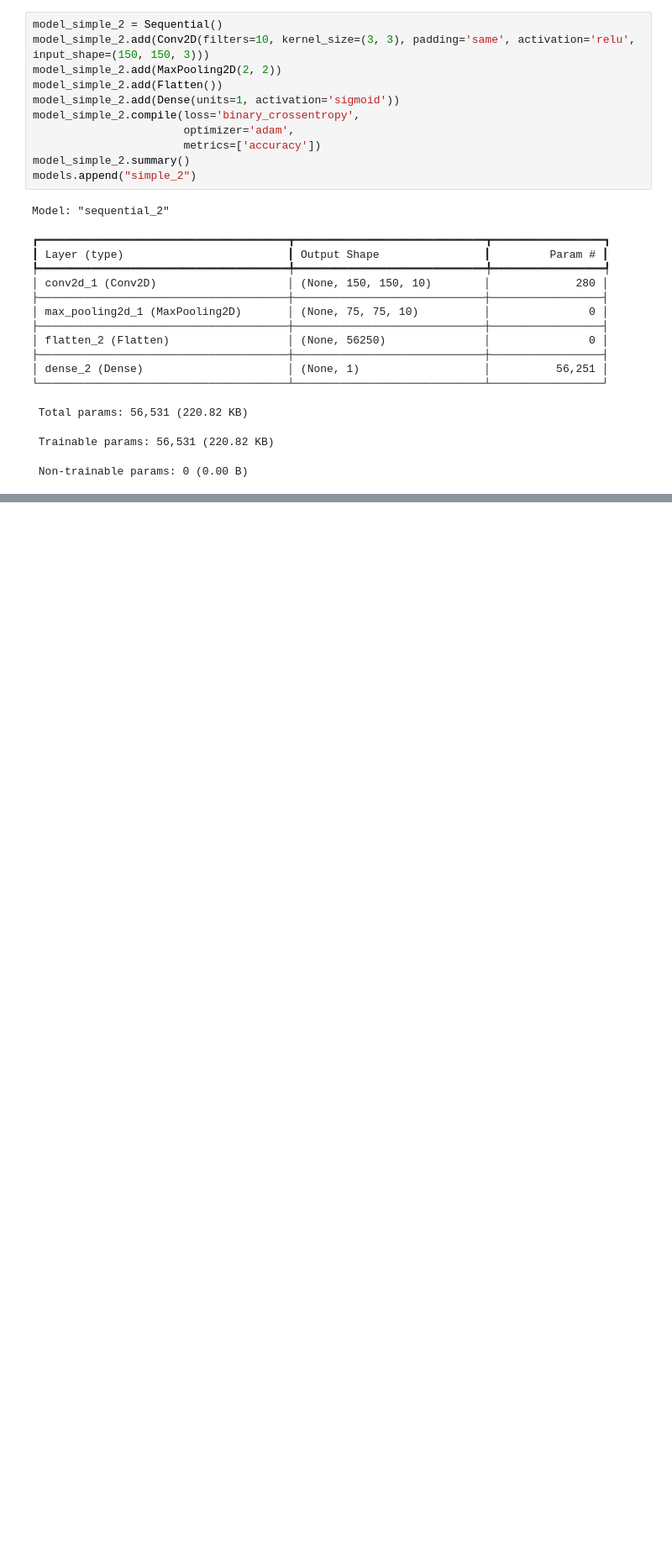
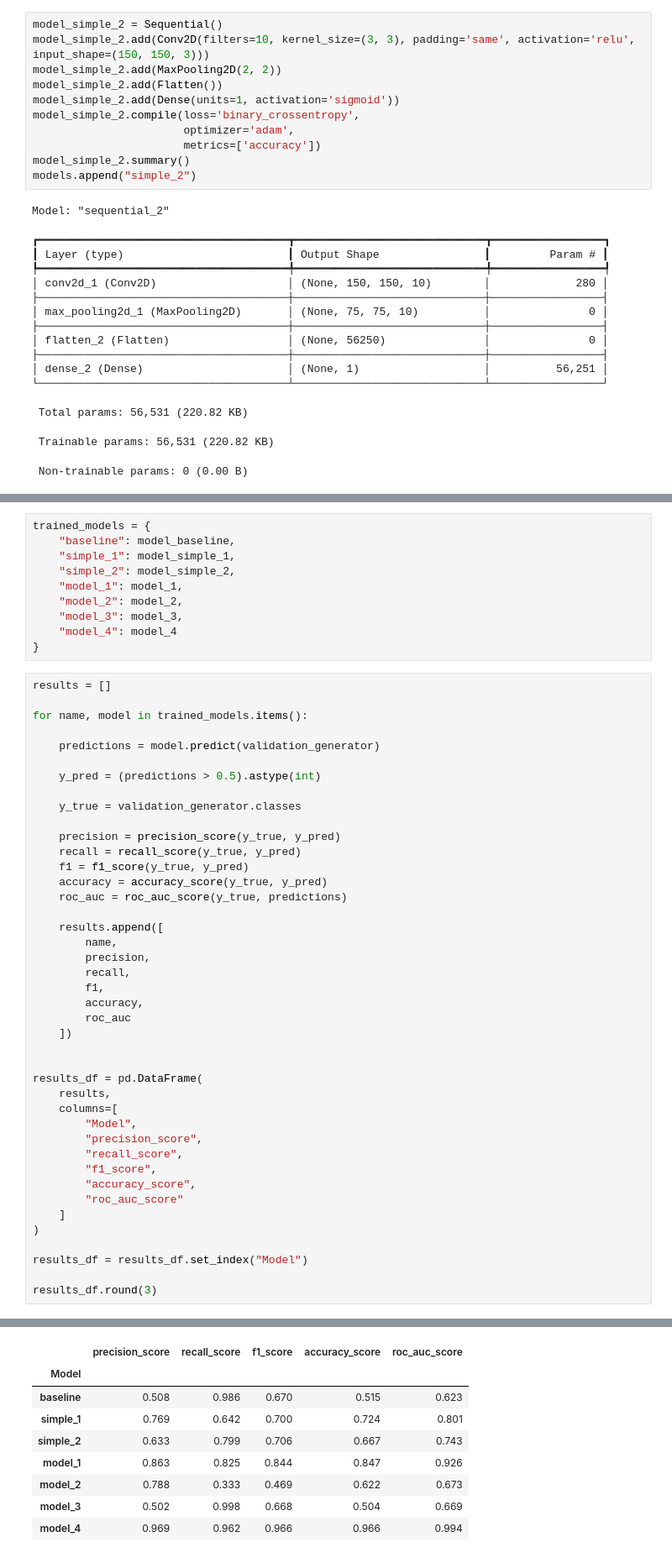
Before and after one commit to Dzbanski/modul19_1, a Jupyter notebook: modul19_1.ipynb, the cells around one changed output, grey strips where cells are left out. Shown at 84% size. Cells and saved outputs as stored; diff of their text form; blank space fills up the shorter version.

```diff
--- a/modul19_1.ipynb
+++ b/modul19_1.ipynb
@@ -660,0 +879,53 @@ Model: "sequential_11"
+# %%
+trained_models = {
+    "baseline": model_baseline,
+    "simple_1": model_simple_1,
+    "simple_2": model_simple_2,
+    "model_1": model_1,
+    "model_2": model_2,
+    "model_3": model_3,
+    "model_4": model_4
+}
+# %%
+results = []
+
+for name, model in trained_models.items():
+
+    predictions = model.predict(validation_generator)
+
+    y_pred = (predictions > 0.5).astype(int)
+
+    y_true = validation_generator.classes
+
+    precision = precision_score(y_true, y_pred)
+    recall = recall_score(y_true, y_pred)
+    f1 = f1_score(y_true, y_pred)
+    accuracy = accuracy_score(y_true, y_pred)
+    roc_auc = roc_auc_score(y_true, predictions)
+
+    results.append([
+        name,
+        precision,
+        recall,
+        f1,
+        accuracy,
+        roc_auc
+    ])
+
+
+results_df = pd.DataFrame(
+    results,
+    columns=[
+        "Model",
+        "precision_score",
+        "recall_score",
+        "f1_score",
+        "accuracy_score",
+        "roc_auc_score"
+    ]
+)
+
+results_df = results_df.set_index("Model")
+
+results_df.round(3)
+# %% [output]
@@ -660,0 +939,9 @@ Model: "sequential_11"
+|  | precision_score | recall_score | f1_score | accuracy_score | roc_auc_score |
+| Model |  |  |  |  |  |
+| baseline | 0.508 | 0.986 | 0.670 | 0.515 | 0.623 |
+| simple_1 | 0.769 | 0.642 | 0.700 | 0.724 | 0.801 |
+| simple_2 | 0.633 | 0.799 | 0.706 | 0.667 | 0.743 |
+| model_1 | 0.863 | 0.825 | 0.844 | 0.847 | 0.926 |
+| model_2 | 0.788 | 0.333 | 0.469 | 0.622 | 0.673 |
+| model_3 | 0.502 | 0.998 | 0.668 | 0.504 | 0.669 |
+| model_4 | 0.969 | 0.962 | 0.966 | 0.966 | 0.994 |
```
Also changed, not shown: parts of 16 cells of this notebook, 15 other files.
